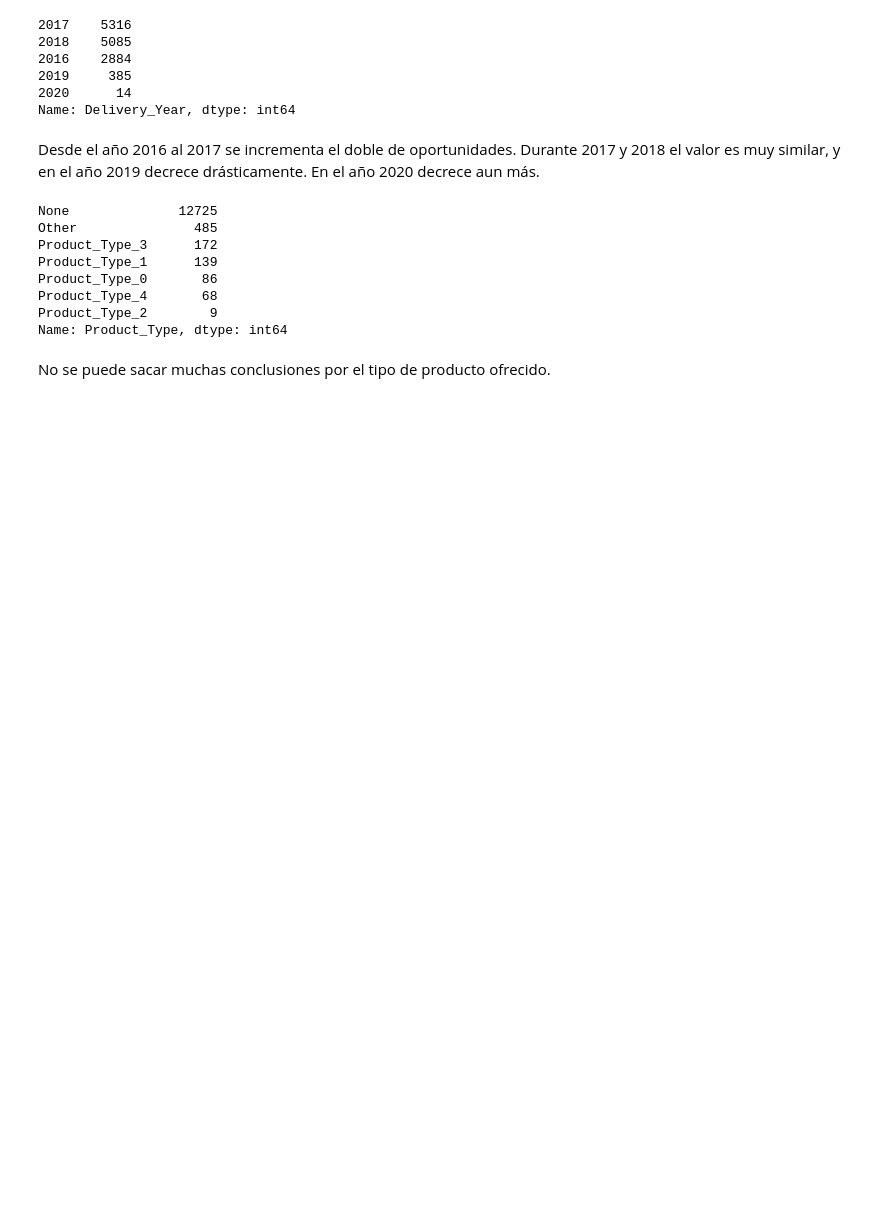
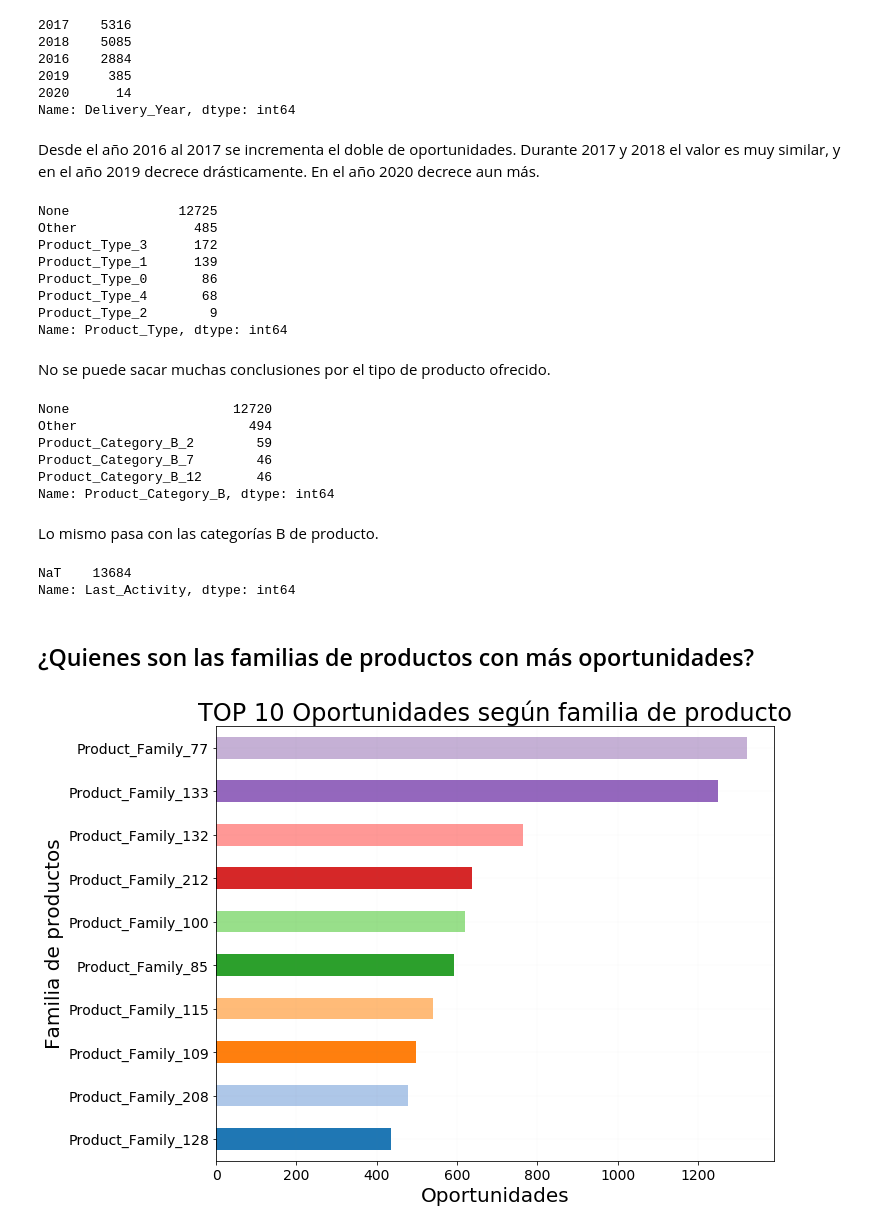
Before and after one commit to faristegui/tpdatos-2c-2020, a Jupyter notebook: TP1-Facundo.ipynb, the cells around one changed output. Drawn from its saved outputs; the diff is of its cells as text; code cells hidden in the pictures; blank space fills up the shorter version.

```diff
--- a/TP1-Facundo.ipynb
+++ b/TP1-Facundo.ipynb
@@ -28,3 +30,35 @@ Product_Type_2        9
 Name: Product_Type, dtype: int64
 # %% [markdown]
 No se puede sacar muchas conclusiones por el tipo de producto ofrecido.
+# %%
+df_oportunidades['Product_Category_B'].value_counts().head()
+# %% [output]
+None                     12720
+Other                      494
+Product_Category_B_2        59
+Product_Category_B_7        46
+Product_Category_B_12       46
+Name: Product_Category_B, dtype: int64
+# %% [markdown]
+Lo mismo pasa con las categorías B de producto.
+# %%
+# ¿El dataset tiene información acerca de la última actividad de las oportunidades?
+df_oportunidades['Last_Activity'].value_counts()
+# %% [output]
+NaT    13684
+Name: Last_Activity, dtype: int64
+# %% [markdown]
+## ¿Quienes son las familias de productos con más oportunidades?
+# %%
+top10_familias_prod = df_oportunidades['Product_Family'].value_counts().nlargest(10)
+
+p_colors = plt.cm.tab20(range(len(top10_familias_prod)))
+
+top10_familias_prod.sort_values(ascending=True).plot(kind='barh', rot=0, figsize=(10,8), color=p_colors, fontsize=14)
+plt.grid(color='grey', linestyle='-', linewidth=0.1, alpha=0.3)
+plt.title('TOP 10 Oportunidades según familia de producto', fontsize=24);
+plt.xlabel('Oportunidades', fontsize=20);
+
+plt.ylabel('Familia de productos', fontsize=20);
+# %% [output]
+[figure, added]
```
Also changed, not shown: parts of 9 cells of this notebook.
